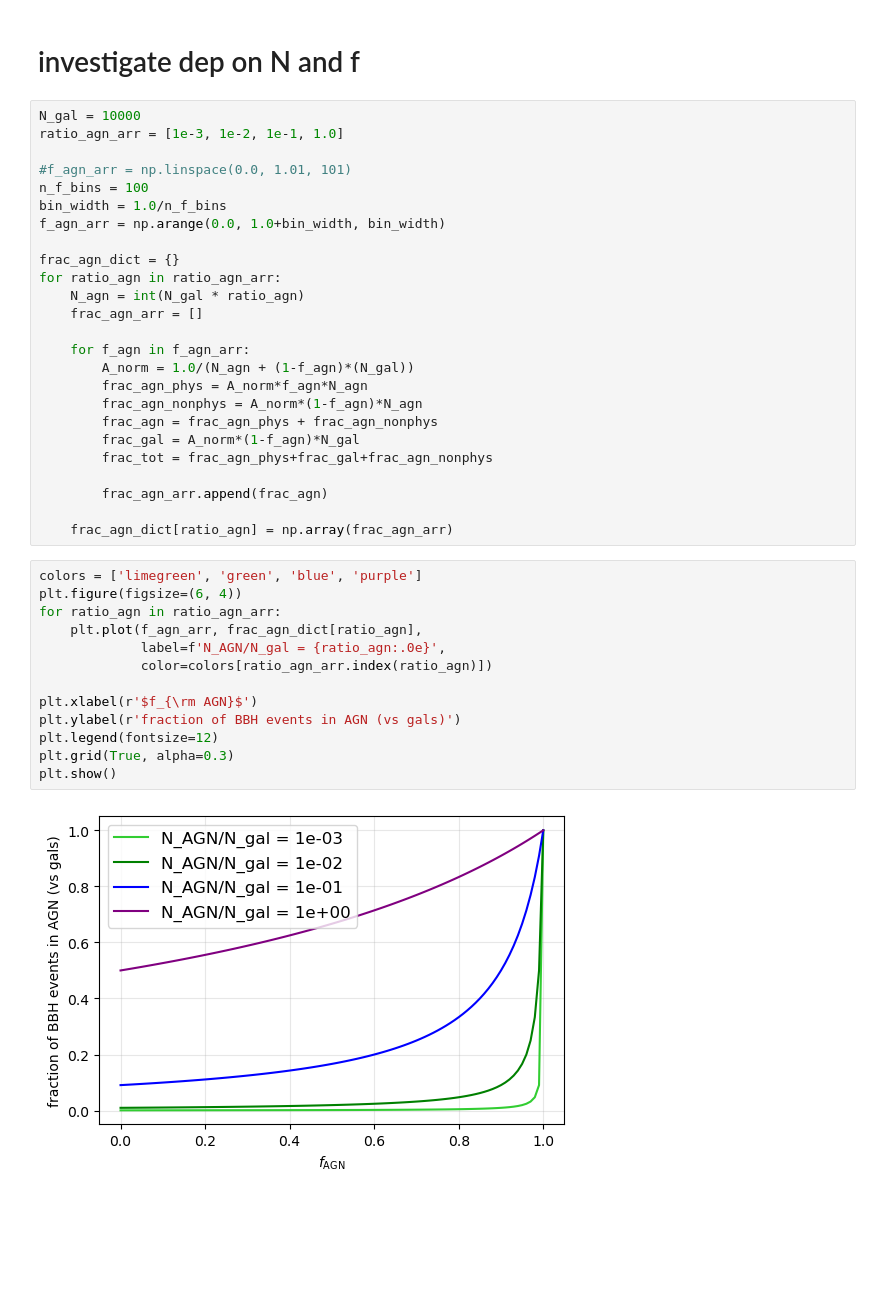
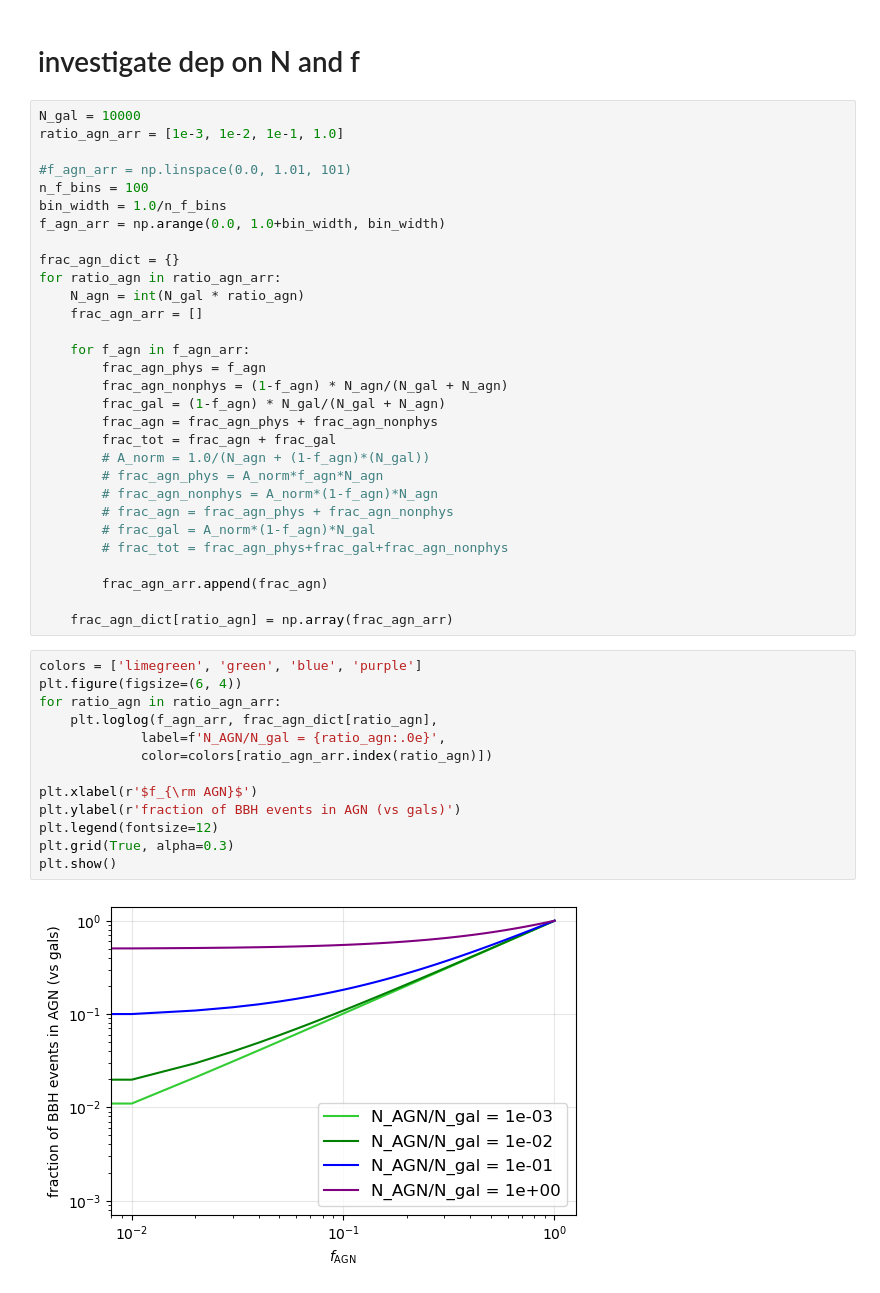
Before and after one commit to kstoreyf/gws-agn, a Jupyter notebook: notebooks/2025-05-30_mocks_glass.ipynb, the cells around one changed output. Cells and saved outputs as stored; diff of their text form; blank space fills up the shorter version.

```diff
--- a/notebooks/2025-05-30_mocks_glass.ipynb
+++ b/notebooks/2025-05-30_mocks_glass.ipynb
@@ -381,12 +380,17 @@ for ratio_agn in ratio_agn_arr:
     frac_agn_arr = []
 
     for f_agn in f_agn_arr:
-        A_norm = 1.0/(N_agn + (1-f_agn)*(N_gal))
-        frac_agn_phys = A_norm*f_agn*N_agn
-        frac_agn_nonphys = A_norm*(1-f_agn)*N_agn
+        frac_agn_phys = f_agn
+        frac_agn_nonphys = (1-f_agn) * N_agn/(N_gal + N_agn)
+        frac_gal = (1-f_agn) * N_gal/(N_gal + N_agn)
         frac_agn = frac_agn_phys + frac_agn_nonphys
-        frac_gal = A_norm*(1-f_agn)*N_gal
-        frac_tot = frac_agn_phys+frac_gal+frac_agn_nonphys
+        frac_tot = frac_agn + frac_gal
+        # A_norm = 1.0/(N_agn + (1-f_agn)*(N_gal))
+        # frac_agn_phys = A_norm*f_agn*N_agn
+        # frac_agn_nonphys = A_norm*(1-f_agn)*N_agn
+        # frac_agn = frac_agn_phys + frac_agn_nonphys
+        # frac_gal = A_norm*(1-f_agn)*N_gal
+        # frac_tot = frac_agn_phys+frac_gal+frac_agn_nonphys
 
         frac_agn_arr.append(frac_agn)
 
@@ -394,15 +398,15 @@ for ratio_agn in ratio_agn_arr:
 # %%
 colors = ['limegreen', 'green', 'blue', 'purple']
 plt.figure(figsize=(6, 4))
 for ratio_agn in ratio_agn_arr:
-    plt.plot(f_agn_arr, frac_agn_dict[ratio_agn],
+    plt.loglog(f_agn_arr, frac_agn_dict[ratio_agn],
              label=f'N_AGN/N_gal = {ratio_agn:.0e}',
              color=colors[ratio_agn_arr.index(ratio_agn)])
 
 plt.xlabel(r'$f_{\rm AGN}$')
 plt.ylabel(r'fraction of BBH events in AGN (vs gals)')
 plt.legend(fontsize=12)
 plt.grid(True, alpha=0.3)
 plt.show()
 # %% [output]
-[figure, old version]
+[figure, new version]
```
Also changed, not shown: parts of 8 cells of this notebook, 19 other files.
